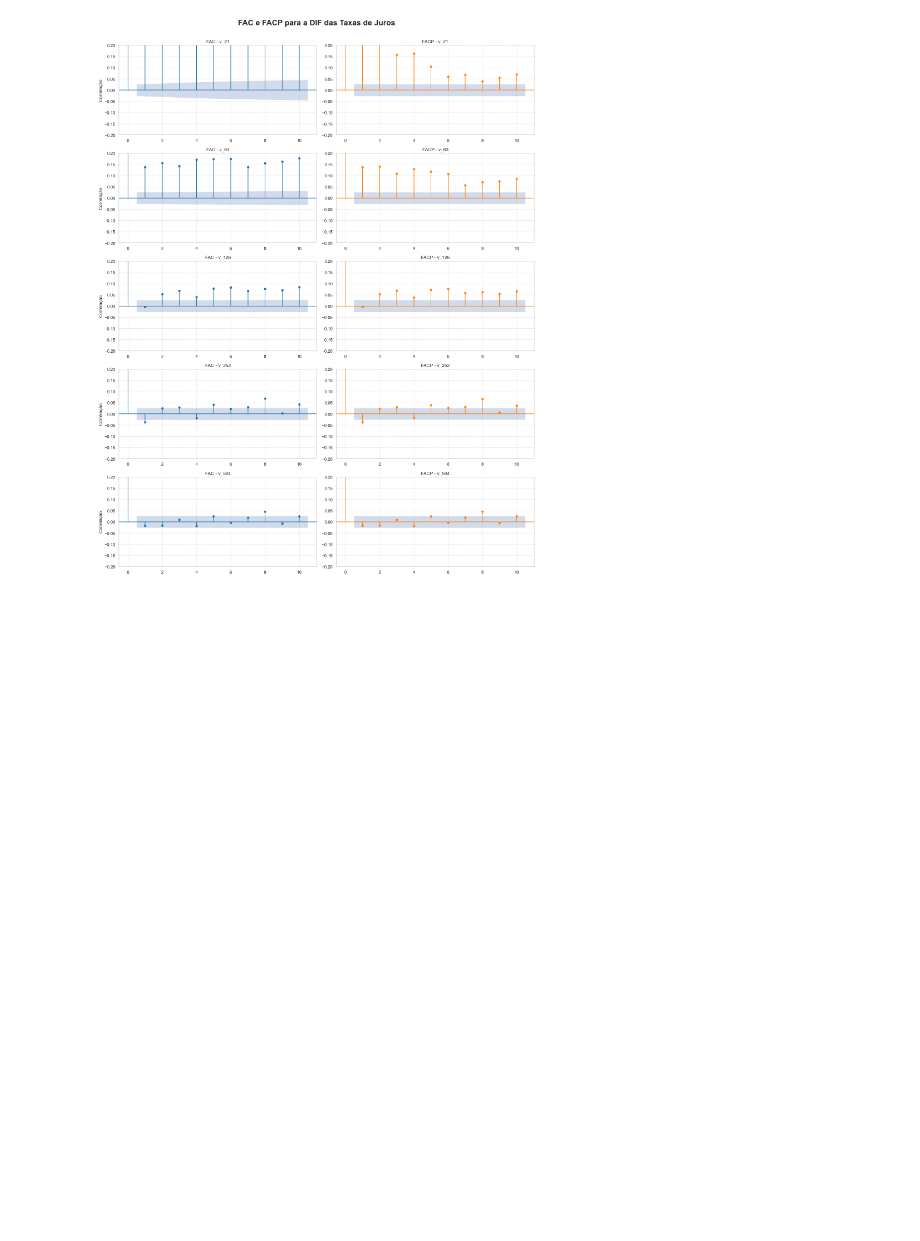
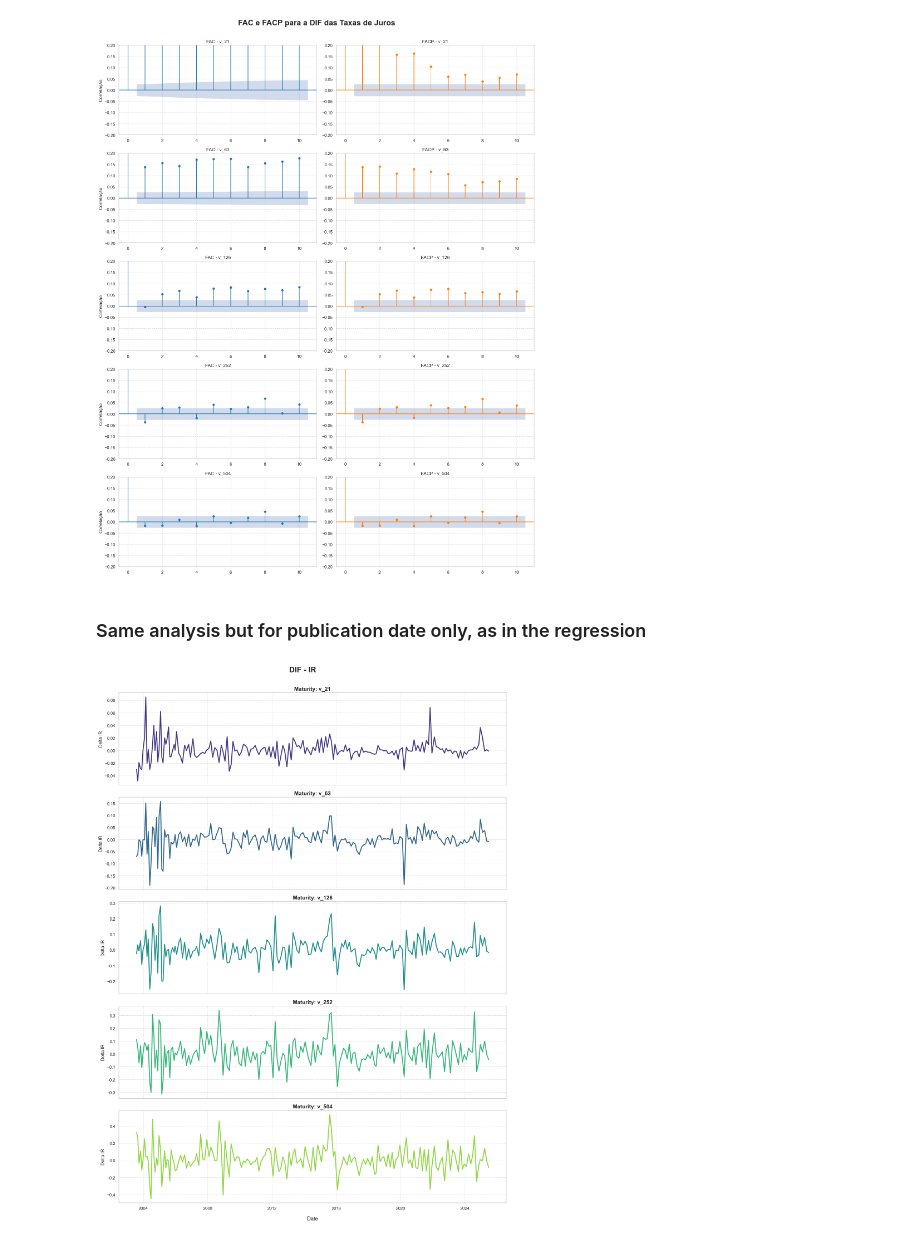
Before and after one commit to mattbreitenbach/br-central-bank-sentiment, a Jupyter notebook: 9.2_autocorr_level.ipynb, the cells around one changed output. Saved outputs shown, nothing was run; the diff lists cells and outputs as text; code cells hidden in the pictures; blank space fills up the shorter version.

```diff
--- a/9.2_autocorr_level.ipynb
+++ b/9.2_autocorr_level.ipynb
@@ -75,3 +75,36 @@ plt.tight_layout()
 plt.show()
 # %% [output]
 [figure]
+# %% [markdown]
+### Same analysis but for publication date only, as in the regression
+# %%
+minutes_info = pd.read_excel("./data/raw/minutes_info.xlsx")
+minutes_info = minutes_info[minutes_info["DataReferencia"] >= INITIAL_DATE]
+minutes_info = minutes_info.sort_values("DataReferencia", ascending=True)
+
+detes_pub = minutes_info["DataPublicacao"]
+
+returns_pub_date = futures_ir_returns[futures_ir_returns.index.isin(detes_pub)]
+# %%
+sns.set_theme(style="whitegrid")
+
+columns = returns_pub_date.columns
+num_plots = len(columns)
+
+fig, axes = plt.subplots(nrows=num_plots, ncols=1, figsize=(15, 4 * num_plots), sharex=True)
+
+palette = sns.color_palette("viridis", n_colors=num_plots)
+
+for ax, col, color in zip(axes, columns, palette):
+    sns.lineplot(data=returns_pub_date[col], ax=ax, color=color, linewidth=2.5)
+    ax.set_title(f"Maturity: {col}", fontsize=14, weight="bold")
+    ax.set_ylabel("Delta IR", fontsize=12)
+    ax.grid(True, which="both", linestyle="--", linewidth=0.5)
+
+fig.suptitle("DIF - IR", fontsize=20, weight="bold", y=1.005)
+plt.xlabel("Date", fontsize=14, labelpad=15)
+plt.tight_layout()
+
+plt.show()
+# %% [output]
+[figure, added]
```
Also changed, not shown: parts of 3 cells of this notebook, 2 other files.
